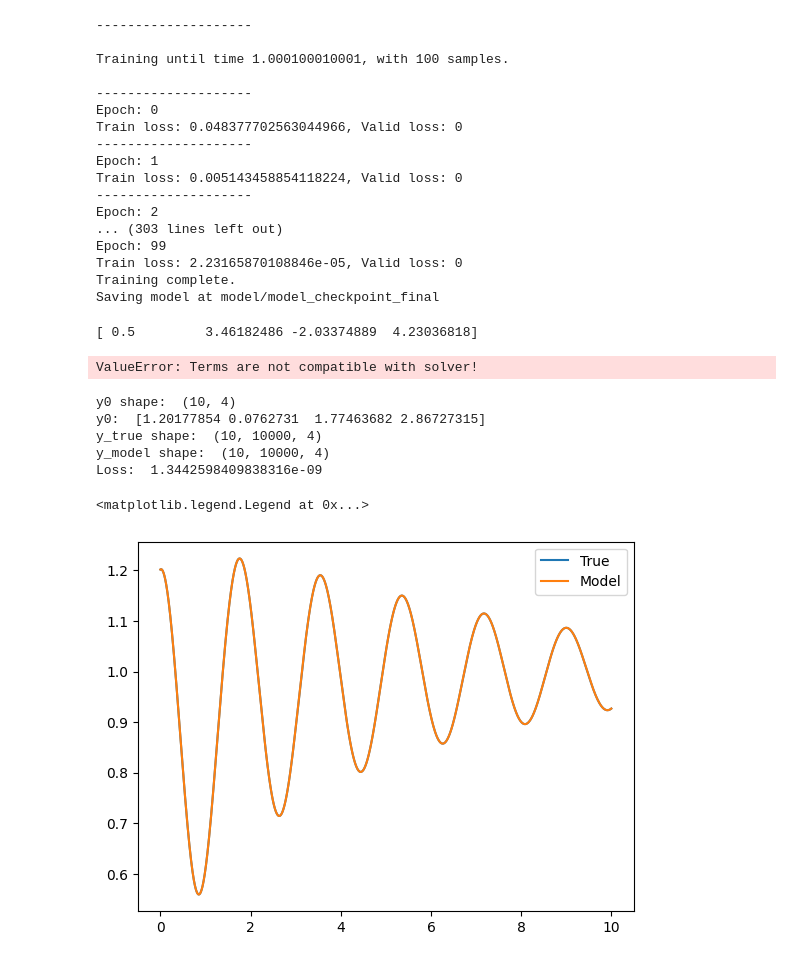
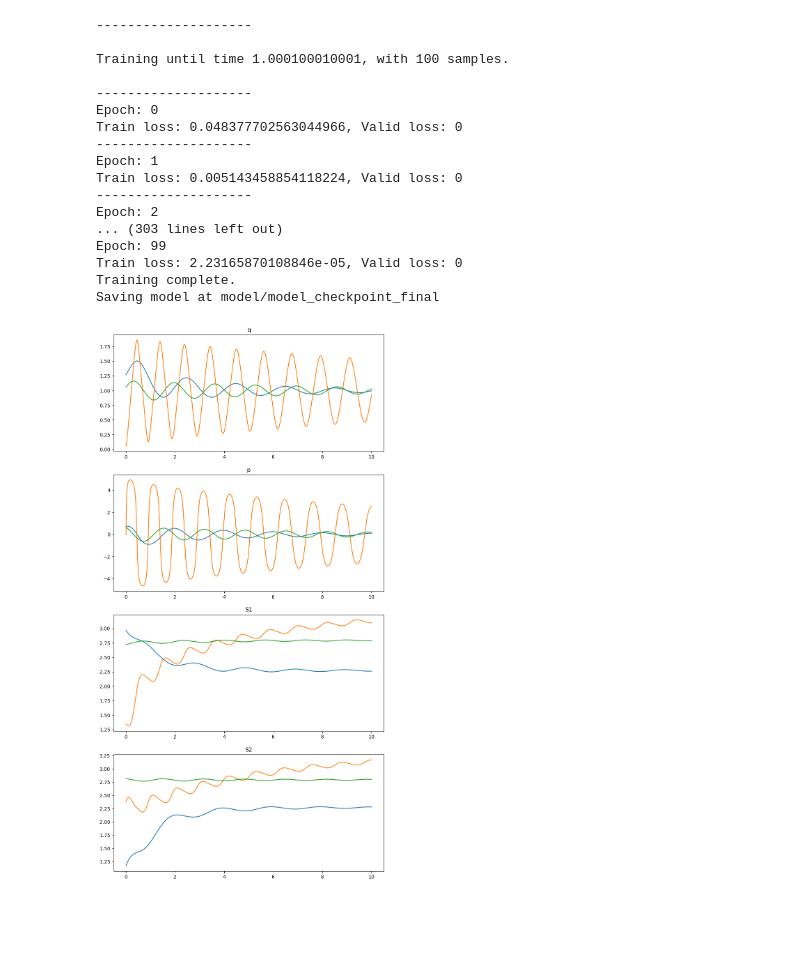
Before and after one commit to ale-ballester/synaptic, a Jupyter notebook: notebook.ipynb, the cells around one changed output. Drawn from its saved outputs; the diff is of its cells as text; code cells hidden in the pictures; blank space fills up the shorter version.

```diff
--- a/notebook.ipynb
+++ b/notebook.ipynb
@@ -123,63 +123,32 @@ def L_gas(x, args):
 def gradE_gas(x, args):
     return jax.grad(lambda x_: E_gas(x_, args))(x)
 
 def gradS_gas(x, args):
     return jax.grad(lambda x_: S_gas(x_, args))(x)
 
 def two_gas_container(t, y, args):
     L = L_gas(y, args)
     M = M_gas(y, args)
     grad_E = gradE_gas(y, args)
     grad_S = gradS_gas(y, args)
     return L@grad_E + M@grad_S
 
 Nkb = 1 # Number of particles and Boltzmann constant (characteristic unit of entropy)
 m = 1 # Mass of wall
 alpha = 8 #
 length = 1 # Distance from origin to the middle of the container (equilibrium wall position)
 c_hat = 1 # Energy normalization
 A_char = 1 # Average cross-sectional area
 args = (Nkb, m, alpha, length, c_hat, A_char)
 
 dim = 4
-system = SystemTrajectoryGenerator(two_gas_container, dim, Tsit5(), ["x", "y"], args=())
+system = SystemTrajectoryGenerator(two_gas_container, dim, Tsit5(), ["q", "p", "S1", "S2"], args=args)
 
 key = jax.random.PRNGKey(42)
 n_traj = 3
 y0s = jax.random.uniform(key, (n_traj,dim)) * jnp.array([1.75, 2, 2.0, 2.0]) + jnp.array([0.0, -1.0, 1.0, 1.0])
 
 y = system.generate_trajectories(y0s, 0, 10, 0.01)
 system.plot_trajectories()
 # %% [output]
-[ 0.5         3.46182486 -2.03374889  4.23036818]
-ValueError: Terms are not compatible with solver!
+[figure, added]
-# %%
-dim = 4
-n_sample = 0
-n_dim = 0
-y0 = jax.random.uniform(key, (10,dim)) * jnp.array([1.0, 0.4, 2.0, 2.0]) + jnp.array([0.5, -0.2, 1, 1])
-print("y0 shape: ", y0.shape)
-print("y0: ", y0[n_sample,:])
-t0 = 0.0
-t1 = 10.0
-dt = 1e-3
-ts = np.linspace(t0,t1,int((t1-t0)/dt))
-
-y_true = system.generate_trajectories(y0, t0, t1, dt)
-y_model = jax.vmap(model, in_axes=(None, 0))(ts, y0)
-
-print("y_true shape: ", y_true.shape)
-print("y_model shape: ", y_model.shape)
-print("Loss: ", jnp.mean((y_true - y_model) ** 2))
-
-plt.plot(ts,y_true[n_sample,:,n_dim], label="True")
-plt.plot(ts,y_model[n_sample,:,n_dim], label="Model")
-plt.legend()
-# %% [output]
-y0 shape:  (10, 4)
-y0:  [1.20177854 0.0762731  1.77463682 2.86727315]
-y_true shape:  (10, 10000, 4)
-y_model shape:  (10, 10000, 4)
-Loss:  1.3442598409838316e-09
-<matplotlib.legend.Legend at 0x...>
-[figure, removed]
```
Also changed, not shown: parts of 3 cells of this notebook, 24 other files.
